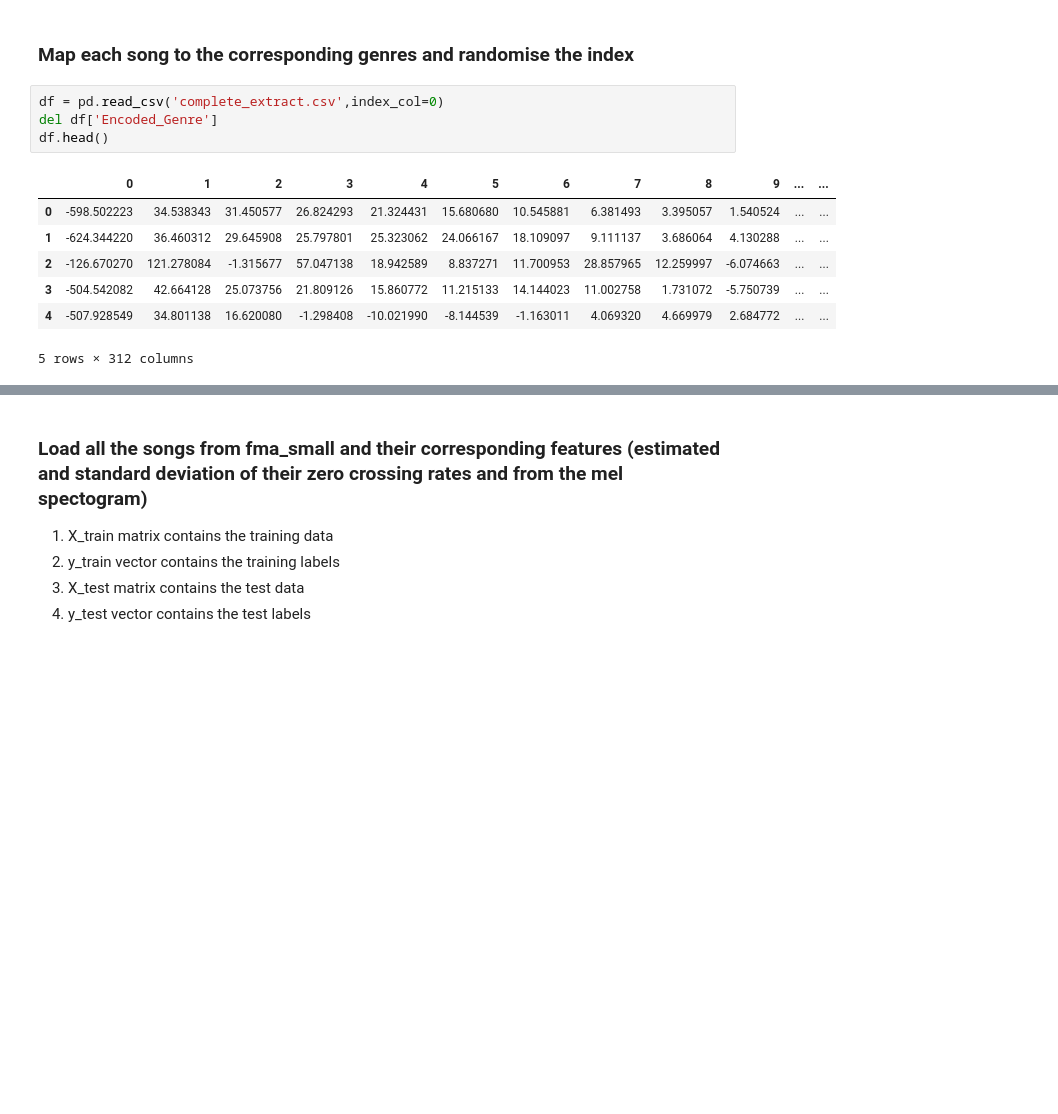
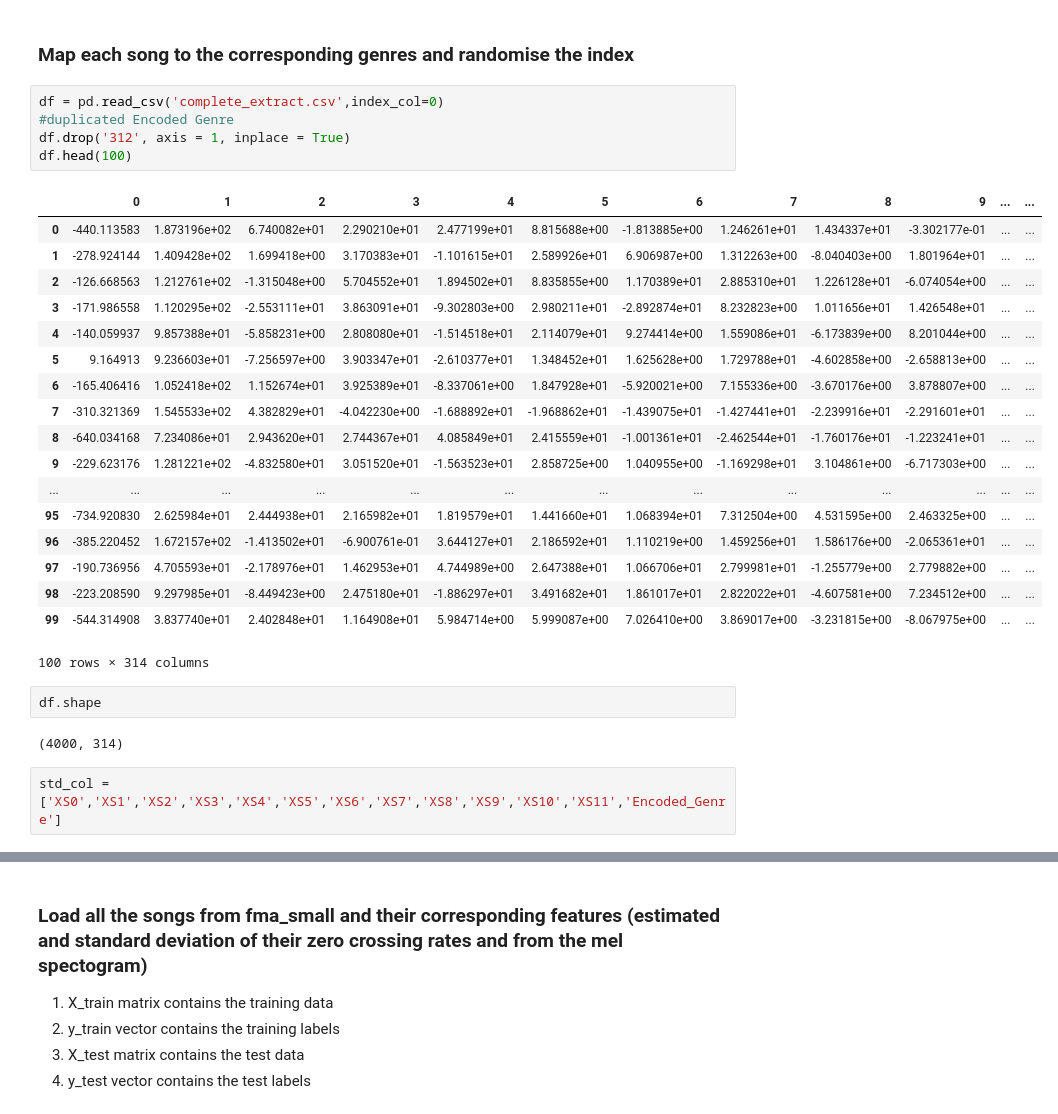
Before and after one commit to Chibukach/mir-fma, a Jupyter notebook: MachineLearning-Complete.ipynb, the cells around one changed output, grey strips where cells are left out. Saved outputs shown, nothing was run; the diff lists cells and outputs as text; blank space fills up the shorter version.

```diff
--- a/MachineLearning-Complete.ipynb
+++ b/MachineLearning-Complete.ipynb
@@ -23,13 +23,31 @@ py = plotly.offline
 ### Map each song to the corresponding genres and randomise the index
 # %%
 df = pd.read_csv('complete_extract.csv',index_col=0)
-del df['Encoded_Genre']
-df.head()
+#duplicated Encoded Genre
+df.drop('312', axis = 1, inplace = True)
+df.head(100)
 # %% [output]
 |  | 0 | 1 | 2 | 3 | 4 | 5 | 6 | 7 | 8 | 9 | ... | ... |
-| 0 | -598.502223 | 34.538343 | 31.450577 | 26.824293 | 21.324431 | 15.680680 | 10.545881 | 6.381493 | 3.395057 | 1.540524 | ... | ... |
-| 1 | -624.344220 | 36.460312 | 29.645908 | 25.797801 | 25.323062 | 24.066167 | 18.109097 | 9.111137 | 3.686064 | 4.130288 | ... | ... |
-| 2 | -126.670270 | 121.278084 | -1.315677 | 57.047138 | 18.942589 | 8.837271 | 11.700953 | 28.857965 | 12.259997 | -6.074663 | ... | ... |
-| 3 | -504.542082 | 42.664128 | 25.073756 | 21.809126 | 15.860772 | 11.215133 | 14.144023 | 11.002758 | 1.731072 | -5.750739 | ... | ... |
-| 4 | -507.928549 | 34.801138 | 16.620080 | -1.298408 | -10.021990 | -8.144539 | -1.163011 | 4.069320 | 4.669979 | 2.684772 | ... | ... |
+| 0 | -440.113583 | 1.873196e+02 | 6.740082e+01 | 2.290210e+01 | 2.477199e+01 | 8.815688e+00 | -1.813885e+00 | 1.246261e+01 | 1.434337e+01 | -3.302177e-01 | ... | ... |
+| 1 | -278.924144 | 1.409428e+02 | 1.699418e+00 | 3.170383e+01 | -1.101615e+01 | 2.589926e+01 | 6.906987e+00 | 1.312263e+00 | -8.040403e+00 | 1.801964e+01 | ... | ... |
+| 2 | -126.668563 | 1.212761e+02 | -1.315048e+00 | 5.704552e+01 | 1.894502e+01 | 8.835855e+00 | 1.170389e+01 | 2.885310e+01 | 1.226128e+01 | -6.074054e+00 | ... | ... |
+| 3 | -171.986558 | 1.120295e+02 | -2.553111e+01 | 3.863091e+01 | -9.302803e+00 | 2.980211e+01 | -2.892874e+01 | 8.232823e+00 | 1.011656e+01 | 1.426548e+01 | ... | ... |
+| 4 | -140.059937 | 9.857388e+01 | -5.858231e+00 | 2.808080e+01 | -1.514518e+01 | 2.114079e+01 | 9.274414e+00 | 1.559086e+01 | -6.173839e+00 | 8.201044e+00 | ... | ... |
+| 5 | 9.164913 | 9.236603e+01 | -7.256597e+00 | 3.903347e+01 | -2.610377e+01 | 1.348452e+01 | 1.625628e+00 | 1.729788e+01 | -4.602858e+00 | -2.658813e+00 | ... | ... |
+| 6 | -165.406416 | 1.052418e+02 | 1.152674e+01 | 3.925389e+01 | -8.337061e+00 | 1.847928e+01 | -5.920021e+00 | 7.155336e+00 | -3.670176e+00 | 3.878807e+00 | ... | ... |
+| 7 | -310.321369 | 1.545533e+02 | 4.382829e+01 | -4.042230e+00 | -1.688892e+01 | -1.968862e+01 | -1.439075e+01 | -1.427441e+01 | -2.239916e+01 | -2.291601e+01 | ... | ... |
+| 8 | -640.034168 | 7.234086e+01 | 2.943620e+01 | 2.744367e+01 | 4.085849e+01 | 2.415559e+01 | -1.001361e+01 | -2.462544e+01 | -1.760176e+01 | -1.223241e+01 | ... | ... |
+| 9 | -229.623176 | 1.281221e+02 | -4.832580e+01 | 3.051520e+01 | -1.563523e+01 | 2.858725e+00 | 1.040955e+00 | -1.169298e+01 | 3.104861e+00 | -6.717303e+00 | ... | ... |
+| ... | ... | ... | ... | ... | ... | ... | ... | ... | ... | ... | ... | ... |
+| 95 | -734.920830 | 2.625984e+01 | 2.444938e+01 | 2.165982e+01 | 1.819579e+01 | 1.441660e+01 | 1.068394e+01 | 7.312504e+00 | 4.531595e+00 | 2.463325e+00 | ... | ... |
+| 96 | -385.220452 | 1.672157e+02 | -1.413502e+01 | -6.900761e-01 | 3.644127e+01 | 2.186592e+01 | 1.110219e+00 | 1.459256e+01 | 1.586176e+00 | -2.065361e+01 | ... | ... |
+| 97 | -190.736956 | 4.705593e+01 | -2.178976e+01 | 1.462953e+01 | 4.744989e+00 | 2.647388e+01 | 1.066706e+01 | 2.799981e+01 | -1.255779e+00 | 2.779882e+00 | ... | ... |
+| 98 | -223.208590 | 9.297985e+01 | -8.449423e+00 | 2.475180e+01 | -1.886297e+01 | 3.491682e+01 | 1.861017e+01 | 2.822022e+01 | -4.607581e+00 | 7.234512e+00 | ... | ... |
+| 99 | -544.314908 | 3.837740e+01 | 2.402848e+01 | 1.164908e+01 | 5.984714e+00 | 5.999087e+00 | 7.026410e+00 | 3.869017e+00 | -3.231815e+00 | -8.067975e+00 | ... | ... |
-5 rows × 312 columns
+100 rows × 314 columns
+# %%
+df.shape
+# %% [output]
+(4000, 314)
+# %%
+std_col = ['XS0','XS1','XS2','XS3','XS4','XS5','XS6','XS7','XS8','XS9','XS10','XS11','Encoded_Genre']
```
Also changed, not shown: parts of 18 cells of this notebook, 2 other files.
